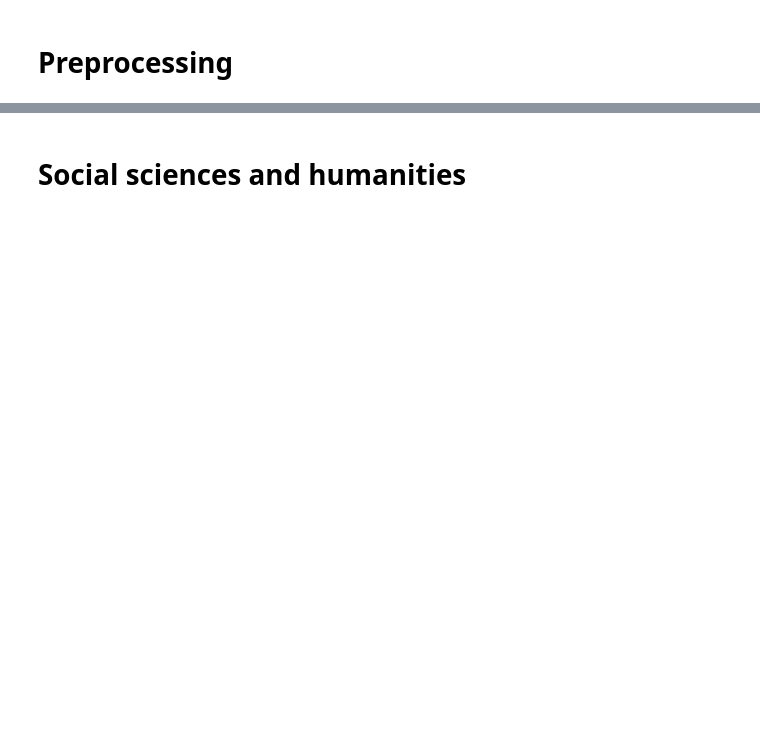
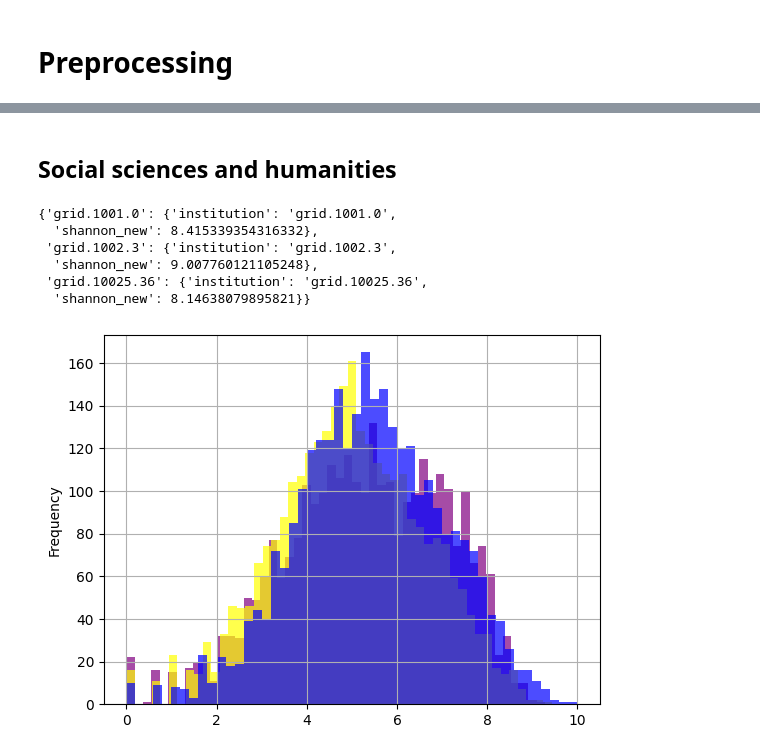
Before and after one commit to MarciaFG/alignment, a Jupyter notebook: 12172023_Cosine.ipynb, the cells around one changed output, grey strips where cells are left out. Drawn from its saved outputs; the diff is of its cells as text; code cells hidden in the pictures; blank space fills up the shorter version.

Commit message:
added shannon

```diff
--- a/12172023_Cosine.ipynb
+++ b/12172023_Cosine.ipynb
@@ -118,2 +258,2 @@ split_and_save(df_math_cs, 'math_cs', dir_path)
 # %% [markdown]
-# Social sciences and humanities
+## Social sciences and humanities
@@ -224,0 +410,33 @@ cs = [dot(M_out_is[i, :], M_res_is[i, :])/(norm((M_out_is[i, :])*norm(M_res_is[i
+# %%
+from itertools import islice
+dict(islice(shannon_diversity_new.items(), 3))
+# %% [output]
+{'grid.1001.0': {'institution': 'grid.1001.0',
+  'shannon_new': 8.415339354316332},
+ 'grid.1002.3': {'institution': 'grid.1002.3',
+  'shannon_new': 9.007760121105248},
+ 'grid.10025.36': {'institution': 'grid.10025.36',
+  'shannon_new': 8.14638079895821}}
+# %%
+# Extracting values from the dictionary
+import matplotlib.pyplot as plt
+
+# NATIVE | OUTGOERS
+values0 = [item['shannon_nat'] for item in shannon_diversity_nat.values()]
+values1 = [item['shannon_out'] for item in shannon_diversity_out.values()]
+values2 = [item['shannon_new'] for item in shannon_diversity_new.values()]
+#values3 = [item['nte_native'] for item in normalized_entropy_native.values()]
+
+
+plt.hist(values0, bins=50, color='purple', alpha=0.7)
+plt.hist(values1, bins=50, color='yellow', alpha=0.7)
+plt.hist(values2, bins=50, color='blue', alpha=0.7)
+#plt.hist(values3, bins=50, color='red', alpha=0.7)
+
+plt.title('')
+plt.xlabel('')
+plt.ylabel('Frequency')
+plt.grid(True)
+plt.show()
+# %% [output]
+[figure, added]
```
Also changed, not shown: parts of 21 cells of this notebook.
